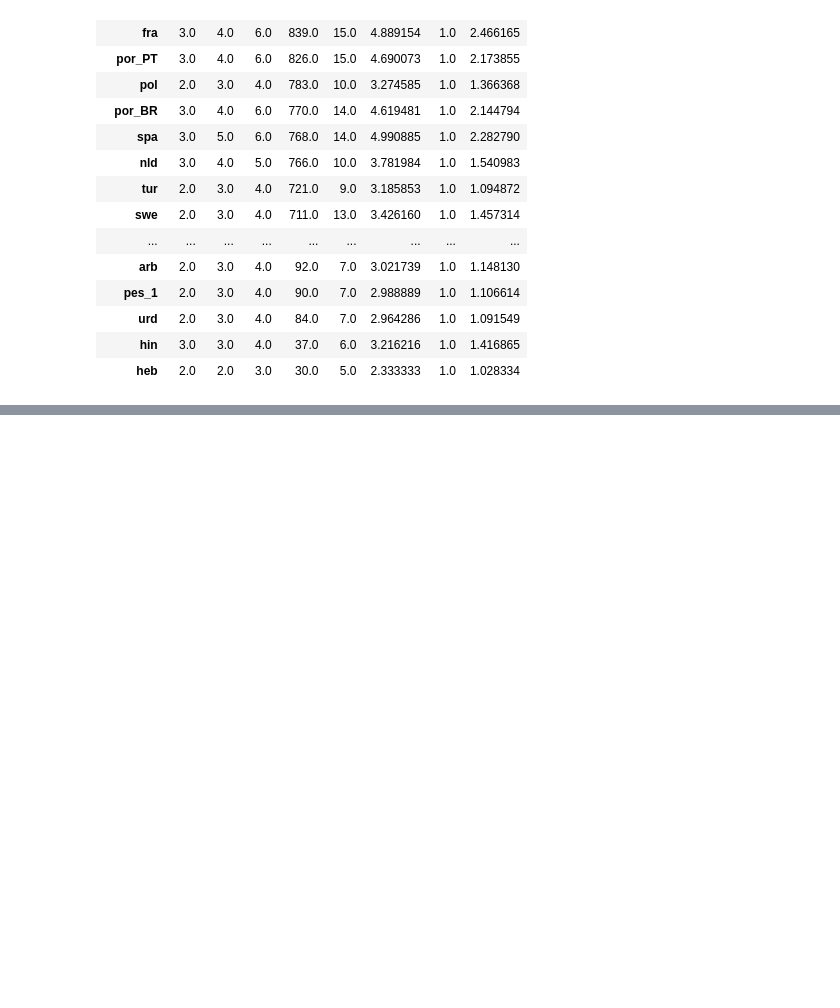
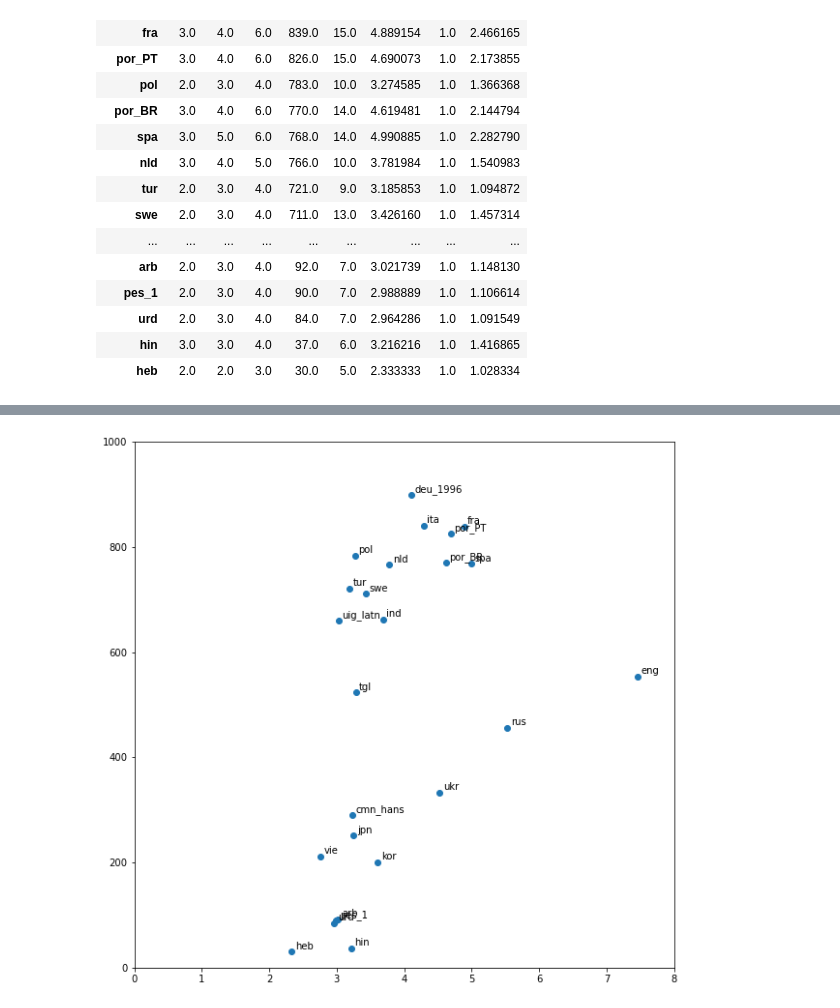
Before and after one commit to kebuhcah/openai-notebooks, a Jupyter notebook: tokenizers.ipynb, the cells around one changed output, grey strips where cells are left out. Saved outputs shown, nothing was run; the diff lists cells and outputs as text; code cells hidden in the pictures; blank space fills up the shorter version.

```diff
--- a/tokenizers.ipynb
+++ b/tokenizers.ipynb
@@ -32,9 +35,11 @@ for filename in udhr_dir.glob('*.xml'):
 # %% [output]
 spa uig_latn ind heb fra pes_1 kor tgl arb vie swe cmn_hans por_BR deu_1996 nld rus ita ukr por_PT urd tur pol eng jpn hin
 # %%
-pd.concat([pd.DataFrame({'lang': lang, 'stat': df.byte_length.describe()})
+TokenStatsByLanguage = pd.concat([pd.DataFrame({'lang': lang, 'stat': df.byte_length.describe()})
            for lang, df in token_dfs.items()]).reset_index(
            ).set_index(['lang','index']).unstack()['stat'].sort_values('count', ascending=False)
+
+TokenStatsByLanguage
 # %% [output]
 | index | 25% | 50% | 75% | count | max | mean | min | std |
 | lang |  |  |  |  |  |  |  |  |
@@ -57 +83,12 @@ pd.concat([pd.DataFrame({'lang': lang, 'stat': df.byte_length.describe()})
+# %%
+fig, ax = plt.subplots(figsize=(10,10))
+
+ax.scatter(TokenStatsByLanguage['mean'], TokenStatsByLanguage['count'])
+ax.set_xlim([0,8])
+ax.set_ylim([0, 1000])
+
+for i, txt in enumerate(TokenStatsByLanguage.index):
+    ax.annotate(txt, (TokenStatsByLanguage['mean'][i] + 0.05, TokenStatsByLanguage['count'][i] + 5))
+# %% [output]
+[figure, added]
 # %%
```
Also changed, not shown: parts of 3 cells of this notebook.
